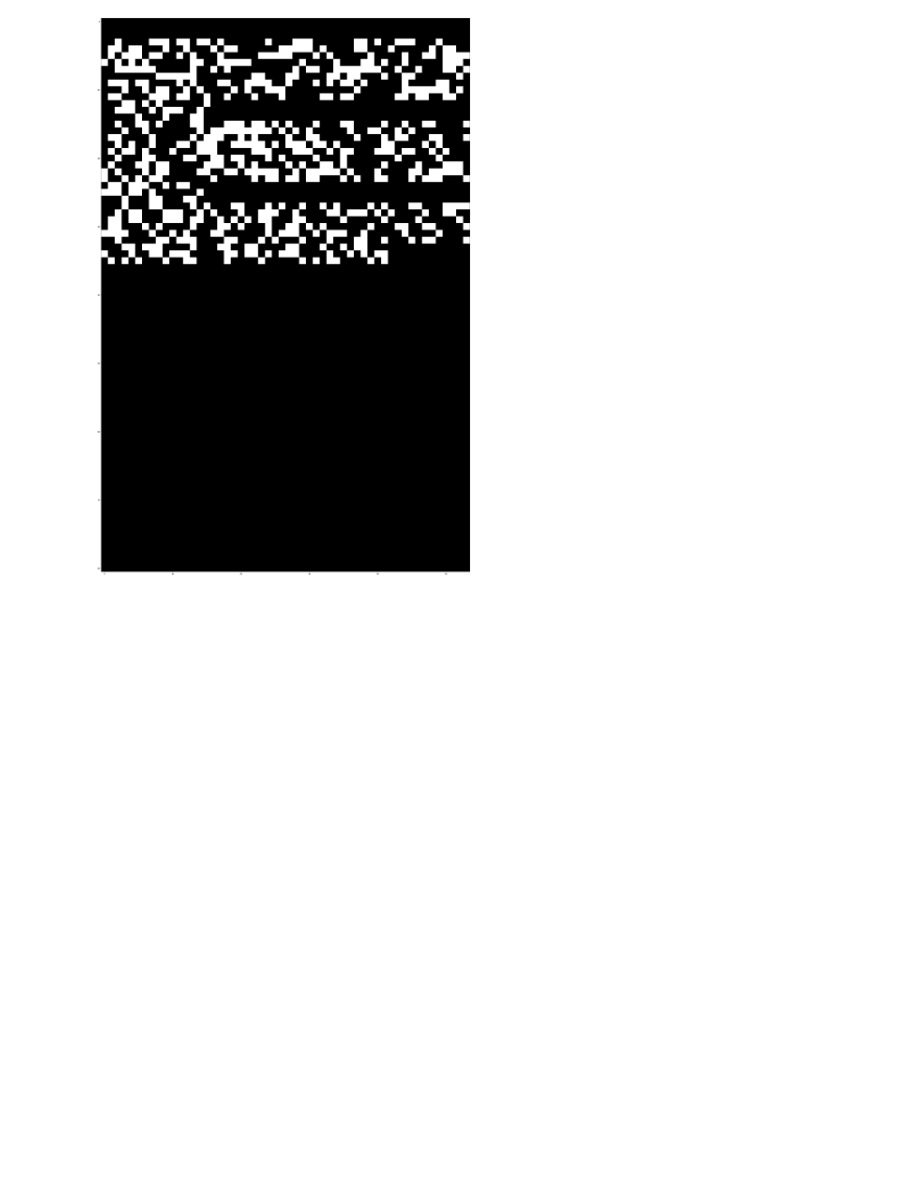
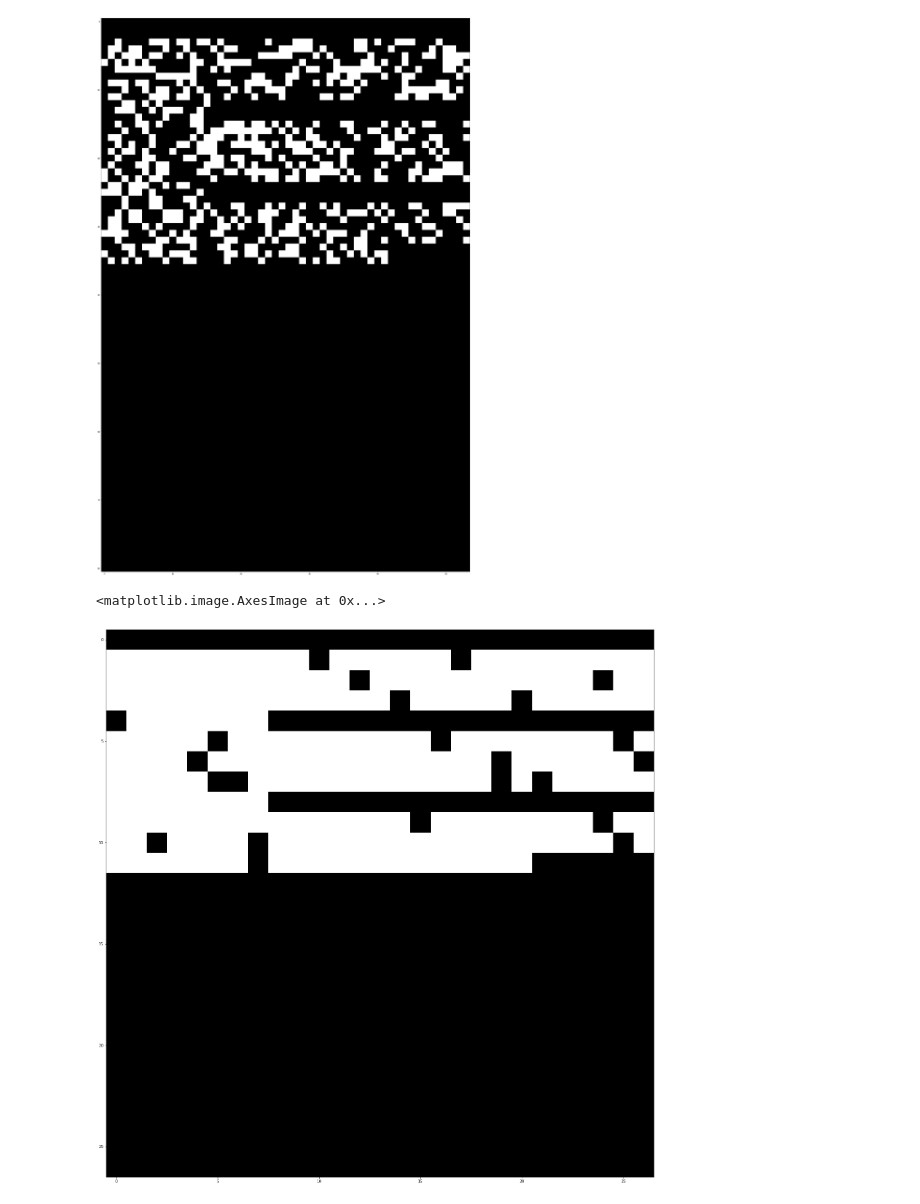
Before and after one commit to atgane/atgane.github.io, a Jupyter notebook: vol1/python/자시 프로젝트1.003.ipynb, the cells around one changed output. Cells and saved outputs as stored; diff of their text form; code cells hidden in the pictures; blank space fills up the shorter version.

```diff
--- a/vol1/python/자시 프로젝트1.003.ipynb
+++ b/vol1/python/자시 프로젝트1.003.ipynb
@@ -234,6 +234,33 @@ def interpreter_to_a4(br_result, input_set, cursor):
                     vol_cursor = [vol_cursor[0] + 1, vol_cursor[1] - 2]
             print(vol_cursor)
     return cursor, br_result
+
+def a4_to_block(br_result):
+    return_list = np.zeros((MAX_Y_LINE, MAX_X_LINE))
+    for i in range(MAX_Y_LINE):
+        for j in range(MAX_X_LINE):
+            if not br_result[3 * i: 3 * i + 3, 2 * j: 2 * j + 2].any():
+                return_list[i][j] = 0
+            else:
+                return_list[i][j] = 1
+    return return_list
+
+def return_two_end_points(input_list):
+    st_point = 0
+    end_point = len(input_list)
+    st_token = 0
+    end_token = 0
+    for i in range(end_point):
+        if input_list[i] != 0 and st_token == 0:
+            st_point = i
+            st_token = 1
+        if input_list[len(input_list) - 1 - i] != 0 and end_token == 0:
+            end_point = len(input_list) - 1 - i
+            end_token = 1
+    if st_token == 0 and end_token == 0:
+        return -1, -1
+    else:
+        return st_point, end_point
 # %%
 vvvvv = """
 창제자는 송암 박두성(1888~1963) 선생으로, 일제강점기부터 교직 생활을 하면서
@@ -334,6 +332,14 @@ plt.imshow(a4, cmap='gray')
 # %% [output]
 <matplotlib.image.AxesImage at 0x...>
 [figure]
+# %%
+import matplotlib.pyplot as plt
+
+plt.figure(figsize=[MAX_X_LINE, MAX_Y_LINE])
+plt.imshow(a4_to_block(a4), cmap='gray')
+# %% [output]
+<matplotlib.image.AxesImage at 0x...>
+[figure, added]
 # %%
 def a4_to_serial(input_a4, cursor=np.array([0, 0])):
     return_serial = []
```
Also changed, not shown: parts of 16 cells of this notebook.
